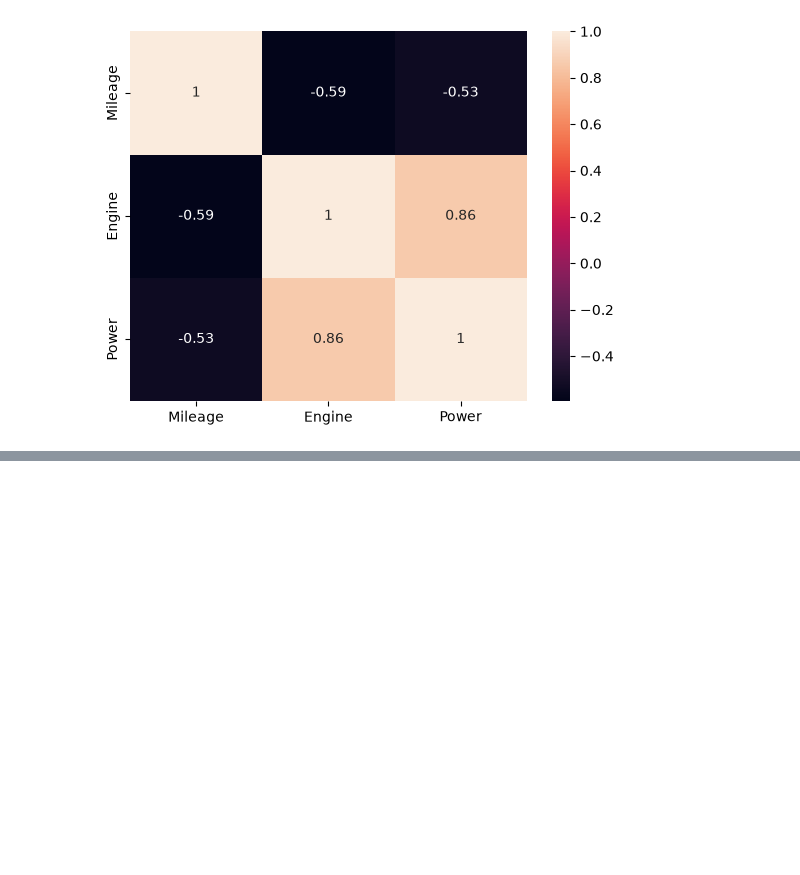
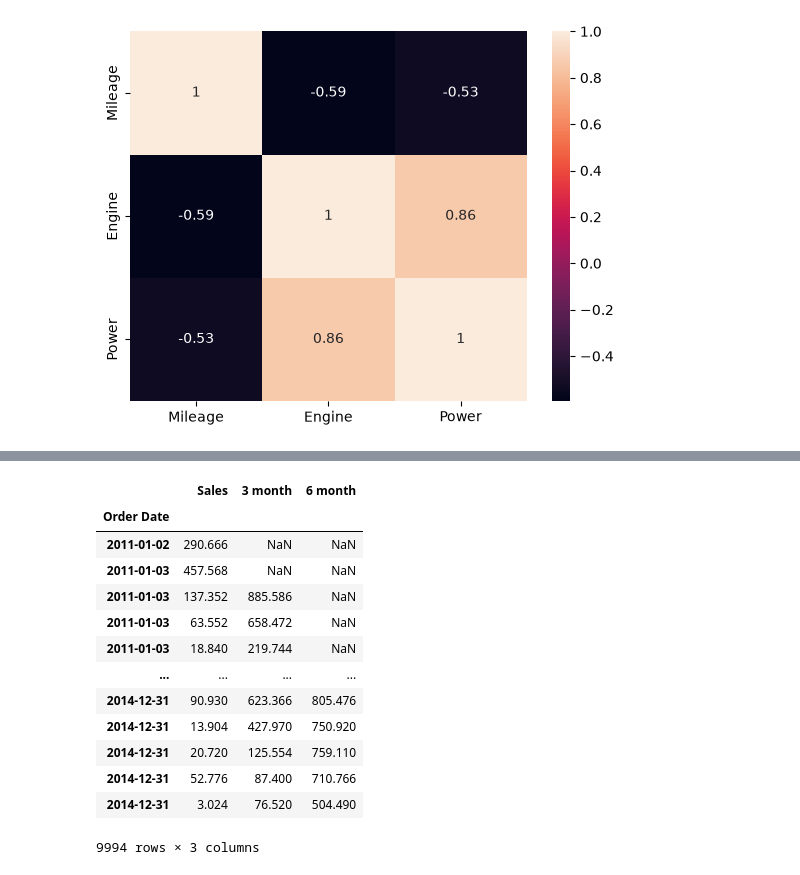
Before and after one commit to lakpalama7/data_science, a Jupyter notebook: data science/Untitled.ipynb, the cells around one changed output, grey strips where cells are left out. Drawn from its saved outputs; the diff is of its cells as text; code cells hidden in the pictures; blank space fills up the shorter version.

```diff
--- a/data science/Untitled.ipynb
+++ b/data science/Untitled.ipynb
@@ -1323,0 +1439,2 @@ sns.heatmap(data[['Mileage','Engine','Power']].corr(), annot=True)
+# %%
+data.sort_values(by='Order Date', inplace=True)
@@ -1323,0 +1460,3 @@ sns.heatmap(data[['Mileage','Engine','Power']].corr(), annot=True)
+# %%
+# before resampling set orderdate as index
+data.set_index('Order Date', inplace=True)
@@ -1323,0 +1584,2 @@ sns.heatmap(data[['Mileage','Engine','Power']].corr(), annot=True)
+# %%
+data['3 month'] = data['Sales'].rolling(window=3).sum()
@@ -1323,0 +1596,19 @@ sns.heatmap(data[['Mileage','Engine','Power']].corr(), annot=True)
+# %%
+data['6 month'] = data['Sales'].rolling(window=6).sum()
+# %%
+data
+# %% [output]
+|  | Sales | 3 month | 6 month |
+| Order Date |  |  |  |
+| 2011-01-02 | 290.666 | NaN | NaN |
+| 2011-01-03 | 457.568 | NaN | NaN |
+| 2011-01-03 | 137.352 | 885.586 | NaN |
+| 2011-01-03 | 63.552 | 658.472 | NaN |
+| 2011-01-03 | 18.840 | 219.744 | NaN |
+| ... | ... | ... | ... |
+| 2014-12-31 | 90.930 | 623.366 | 805.476 |
+| 2014-12-31 | 13.904 | 427.970 | 750.920 |
+| 2014-12-31 | 20.720 | 125.554 | 759.110 |
+| 2014-12-31 | 52.776 | 87.400 | 710.766 |
+| 2014-12-31 | 3.024 | 76.520 | 504.490 |
+9994 rows × 3 columns
```
Also changed, not shown: parts of 67 cells of this notebook, 1 other file.
